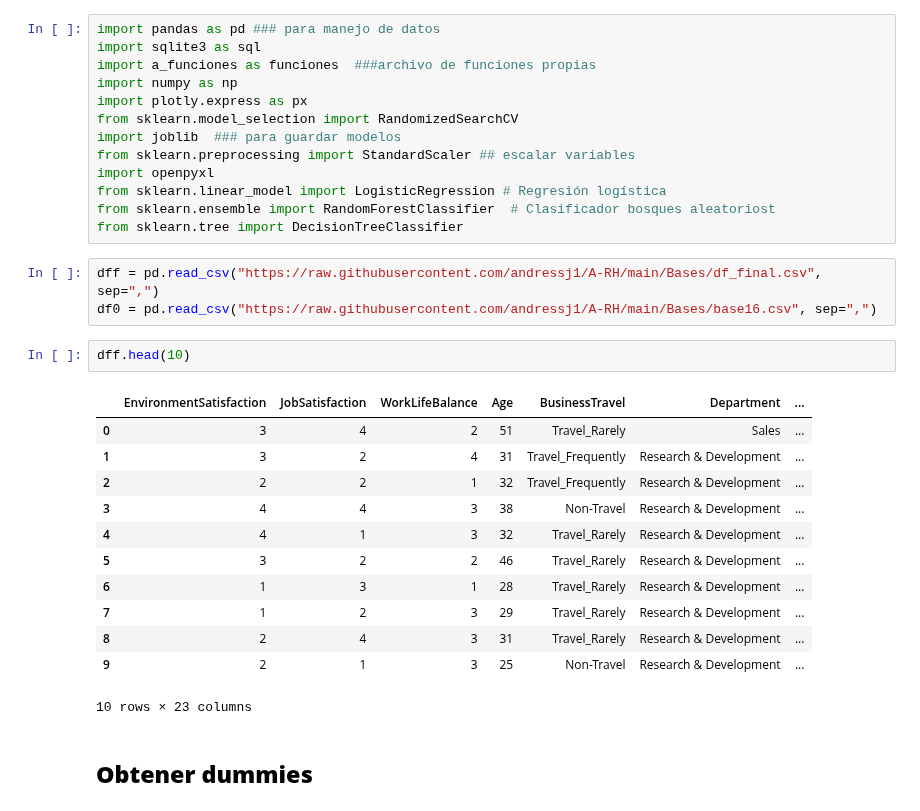
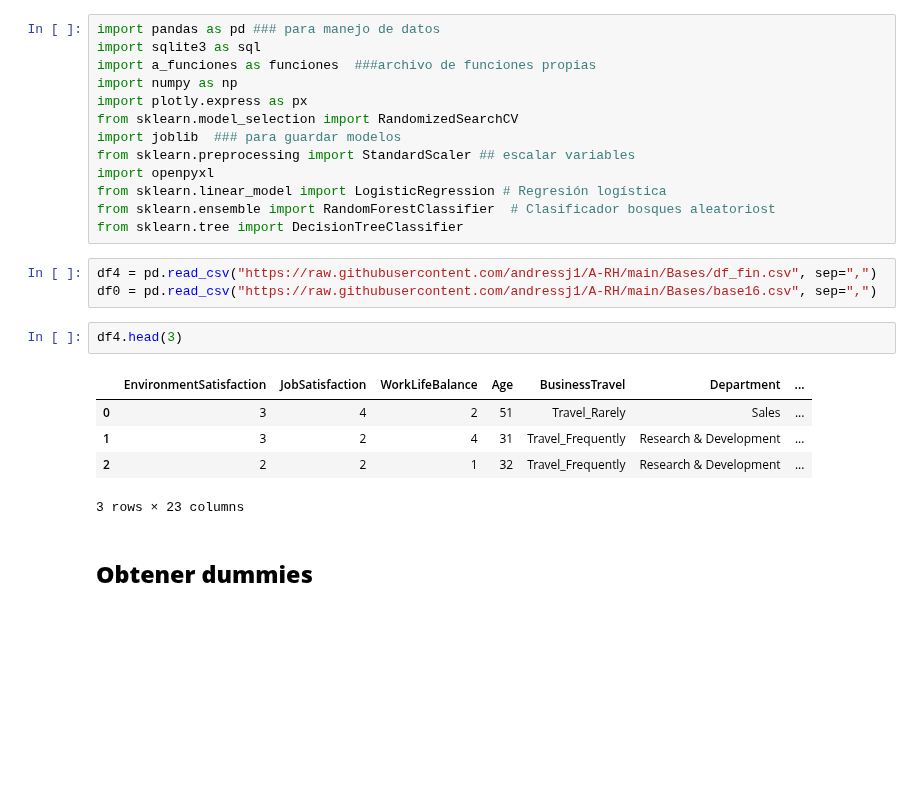
Before and after one commit to andressj1/A-RH, a Jupyter notebook: e_modelos.ipynb, the cells around one changed output. Drawn from its saved outputs; the diff is of its cells as text; blank space fills up the shorter version.

```diff
--- a/e_modelos.ipynb
+++ b/e_modelos.ipynb
@@ -12,23 +12,16 @@ from sklearn.linear_model import LogisticRegression # Regresión logística
 from sklearn.ensemble import RandomForestClassifier  # Clasificador bosques aleatoriost
 from sklearn.tree import DecisionTreeClassifier
 # %%
-dff = pd.read_csv("https://raw.githubusercontent.com/andressj1/A-RH/main/Bases/df_final.csv", sep=",")
+df4 = pd.read_csv("https://raw.githubusercontent.com/andressj1/A-RH/main/Bases/df_fin.csv", sep=",")
 df0 = pd.read_csv("https://raw.githubusercontent.com/andressj1/A-RH/main/Bases/base16.csv", sep=",")
-# %%
-dff.head(10)
-# %% [output]
-|  | EnvironmentSatisfaction | JobSatisfaction | WorkLifeBalance | Age | BusinessTravel | Department | ... |
-| 0 | 3 | 4 | 2 | 51 | Travel_Rarely | Sales | ... |
-| 1 | 3 | 2 | 4 | 31 | Travel_Frequently | Research & Development | ... |
-| 2 | 2 | 2 | 1 | 32 | Travel_Frequently | Research & Development | ... |
-| 3 | 4 | 4 | 3 | 38 | Non-Travel | Research & Development | ... |
-| 4 | 4 | 1 | 3 | 32 | Travel_Rarely | Research & Development | ... |
-| 5 | 3 | 2 | 2 | 46 | Travel_Rarely | Research & Development | ... |
-| 6 | 1 | 3 | 1 | 28 | Travel_Rarely | Research & Development | ... |
-| 7 | 1 | 2 | 3 | 29 | Travel_Rarely | Research & Development | ... |
-| 8 | 2 | 4 | 3 | 31 | Travel_Rarely | Research & Development | ... |
-| 9 | 2 | 1 | 3 | 25 | Non-Travel | Research & Development | ... |
-10 rows × 23 columns
+# %%
+df4.head(3)
+# %% [output]
+|  | EnvironmentSatisfaction | JobSatisfaction | WorkLifeBalance | Age | BusinessTravel | Department | ... |
+| 0 | 3 | 4 | 2 | 51 | Travel_Rarely | Sales | ... |
+| 1 | 3 | 2 | 4 | 31 | Travel_Frequently | Research & Development | ... |
+| 2 | 2 | 2 | 1 | 32 | Travel_Frequently | Research & Development | ... |
+3 rows × 23 columns
 # %% [markdown]
 ## **Obtener dummies**
 # %%
```
Also changed, not shown: parts of 4 cells of this notebook.
